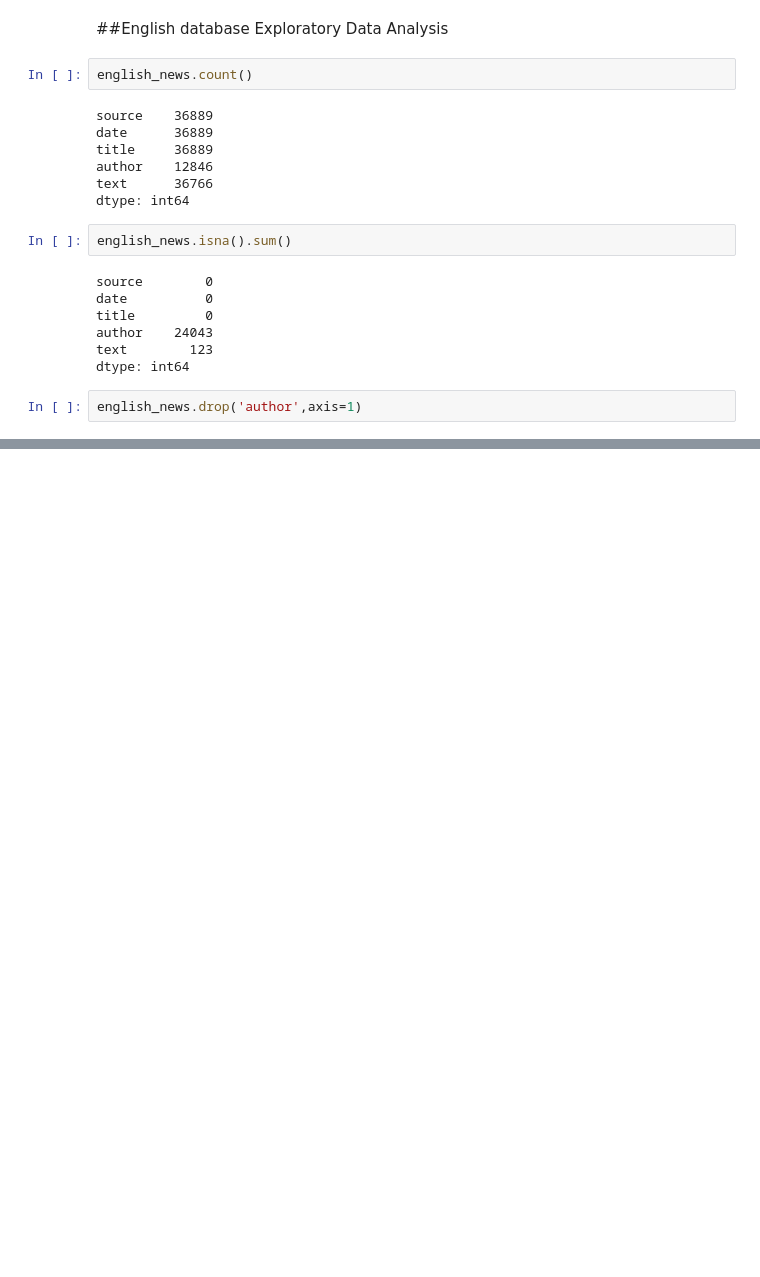
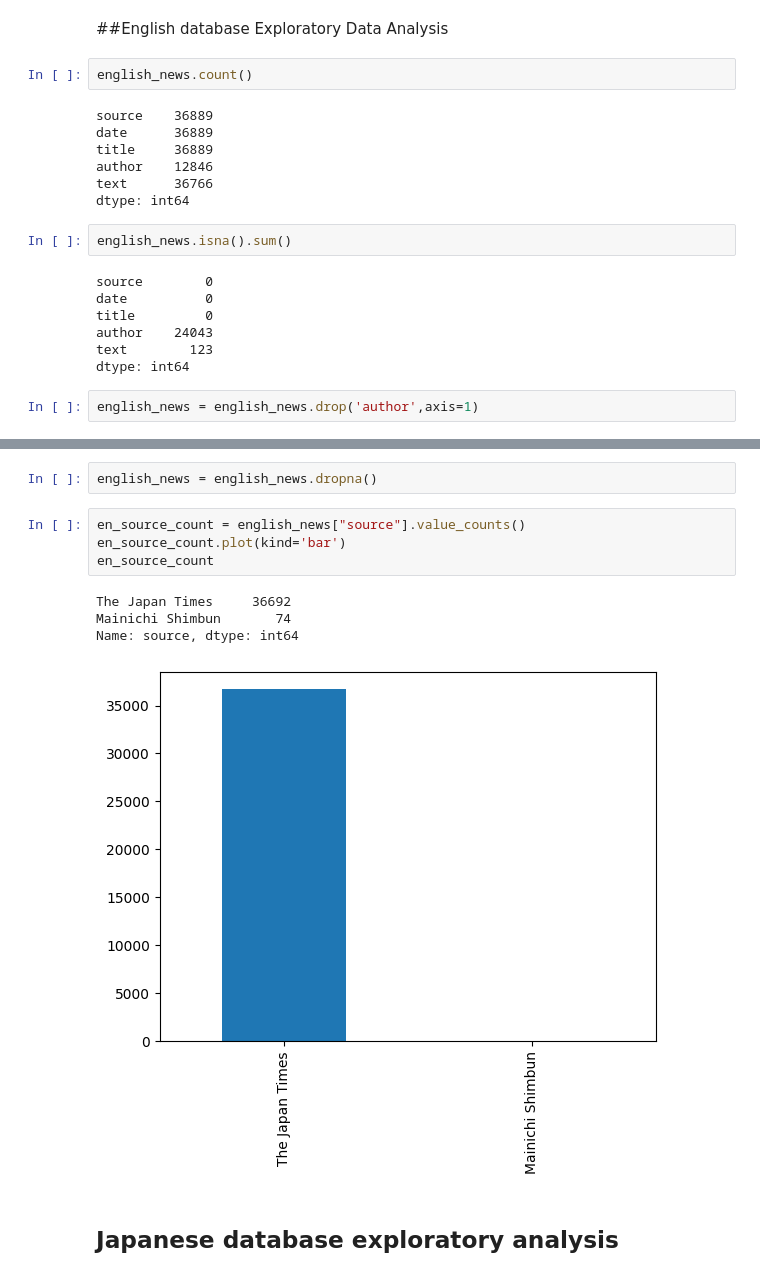
Before and after one commit to fsternini/nlp-newspaper, a Jupyter notebook: NLP.ipynb, the cells around one changed output, grey strips where cells are left out. Cells and saved outputs as stored; diff of their text form; blank space fills up the shorter version.

```diff
--- a/NLP.ipynb
+++ b/NLP.ipynb
@@ -83,4 +93,4 @@ author    24043
 text        123
 dtype: int64
 # %%
-english_news.drop('author',axis=1)
+english_news = english_news.drop('author',axis=1)
@@ -107,0 +97,13 @@ KeyboardInterrupt: ignored
+# %%
+english_news = english_news.dropna()
+# %%
+en_source_count = english_news["source"].value_counts()
+en_source_count.plot(kind='bar')
+en_source_count
+# %% [output]
+The Japan Times     36692
+Mainichi Shimbun       74
+Name: source, dtype: int64
+[figure, added]
+# %% [markdown]
+## Japanese database exploratory analysis
```
Also changed, not shown: parts of 27 cells of this notebook.
